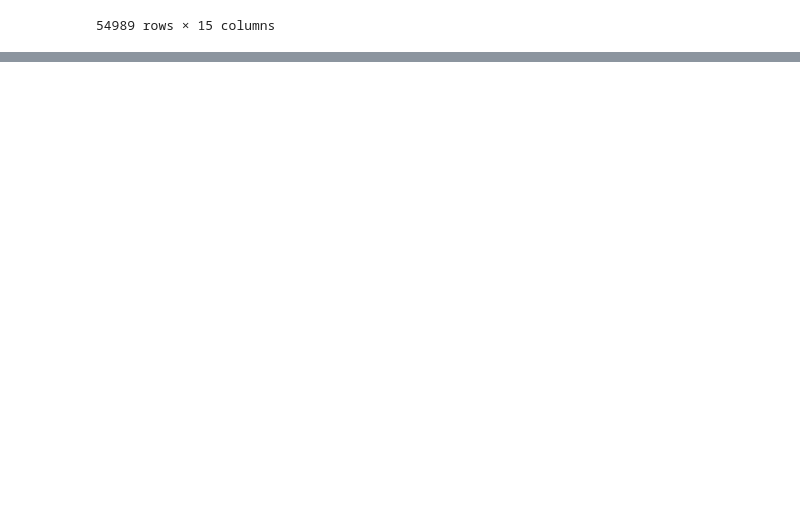
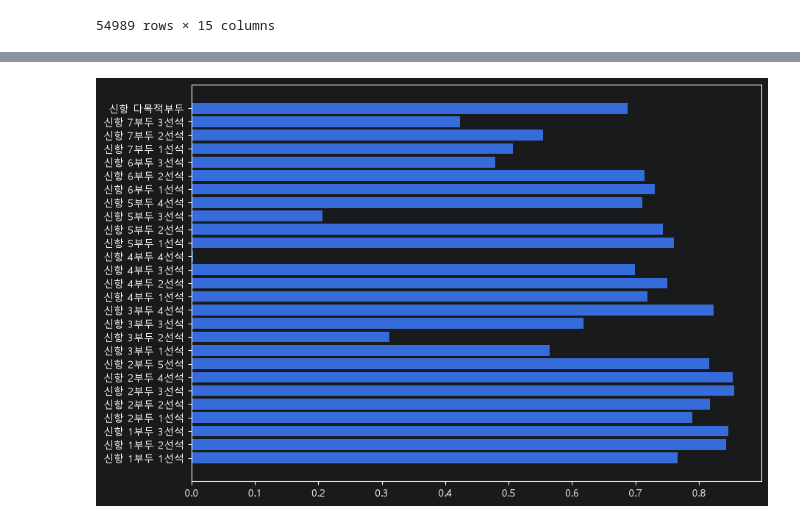
Before and after one commit to dorothy1088/smartport, a Jupyter notebook: bottle_neck.ipynb, the cells around one changed output, grey strips where cells are left out. Cells and saved outputs as stored; diff of their text form; code cells hidden in the pictures; blank space fills up the shorter version.

```diff
--- a/bottle_neck.ipynb
+++ b/bottle_neck.ipynb
@@ -410,0 +460,4 @@ calls
+# %%
+period_start, period_end = pd.Timestamp('2024-05-01'), pd.Timestamp('2025-08-01')
+period_hours = (period_end - period_start).total_seconds()/3600
+period_hours
@@ -410,0 +470,13 @@ calls
+# %%
+def occupied_hours(starts, ends): # 체류구간들을 시작 시각 순으로 이어 붙인 다음에 겹침없이 선박이 있던 총 시간을 구함
+    interval=sorted(zip(starts, ends))
+    total = pd.Timedelta(0)
+    current_start, current_end = interval[0]
+    for start, end in interval[1:]:
+        if start <= current_end:
+            current_end = max(current_end, end)
+        else:
+            total += current_end - current_start # current_end - current_start 이렇게 한 걸 다시 total에 더하는 것
+            current_start, current_end = start, end
+    total += current_end-current_start
+    return total.total_seconds()/3600
@@ -410,0 +491,15 @@ calls
+# %%
+rows = []
+
+for code, group in berth_calls.groupby('계선장소시설코드'):
+    rows.append({
+        '코드': code,
+        '선석': group['계선장소명'].mode()[0],
+        '시설구분': group['시설구분'].iloc[0],
+        '입항건수': len(group),
+        '점유율': occupied_hours(group['입항'], group['출항예정']) / period_hours,
+        '평균동시척수': group['예정체류'].sum()/period_hours
+    })
+
+berth_index = pd.DataFrame(rows).set_index('코드')
+berth_index.shape
@@ -410,0 +519,3 @@ calls
+# %%
+new_port = berth_index[berth_index['시설구분']=='선석 S'].sort_values('선석')
+new_port
@@ -410,0 +541,12 @@ calls
+# %%
+import matplotlib.pyplot as plt
+
+plt.rcParams['font.family']='Malgun Gothic'
+# plt.rcParams['font.family']='AppleGothic'
+
+fig, ax = plt.subplots(figsize=(10, 7))
+
+ax.barh(new_port['선석'],new_port['점유율'])
+plt.show()
+# %% [output]
+[figure, added]
```
Also changed, not shown: parts of 24 cells of this notebook.
